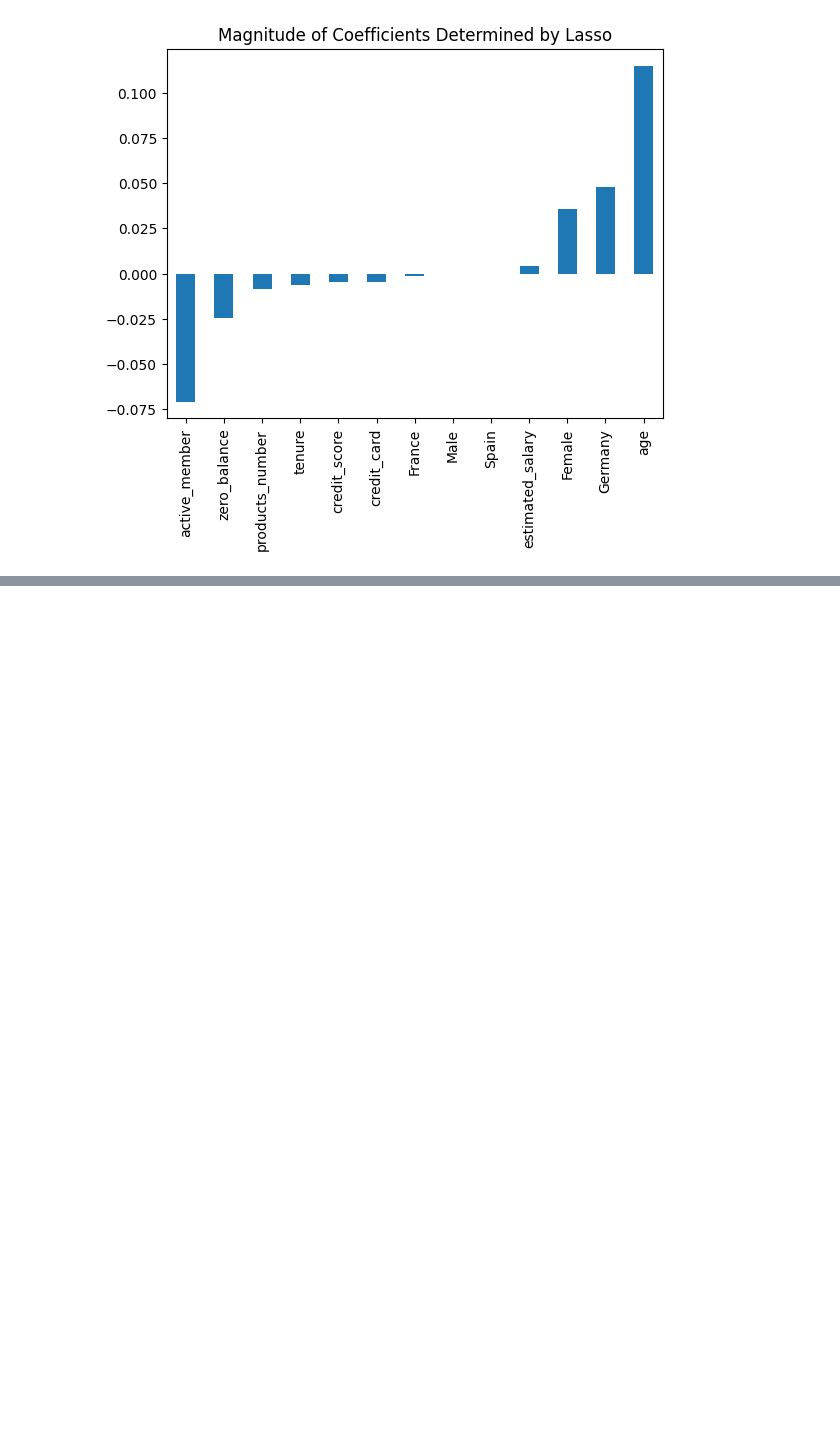
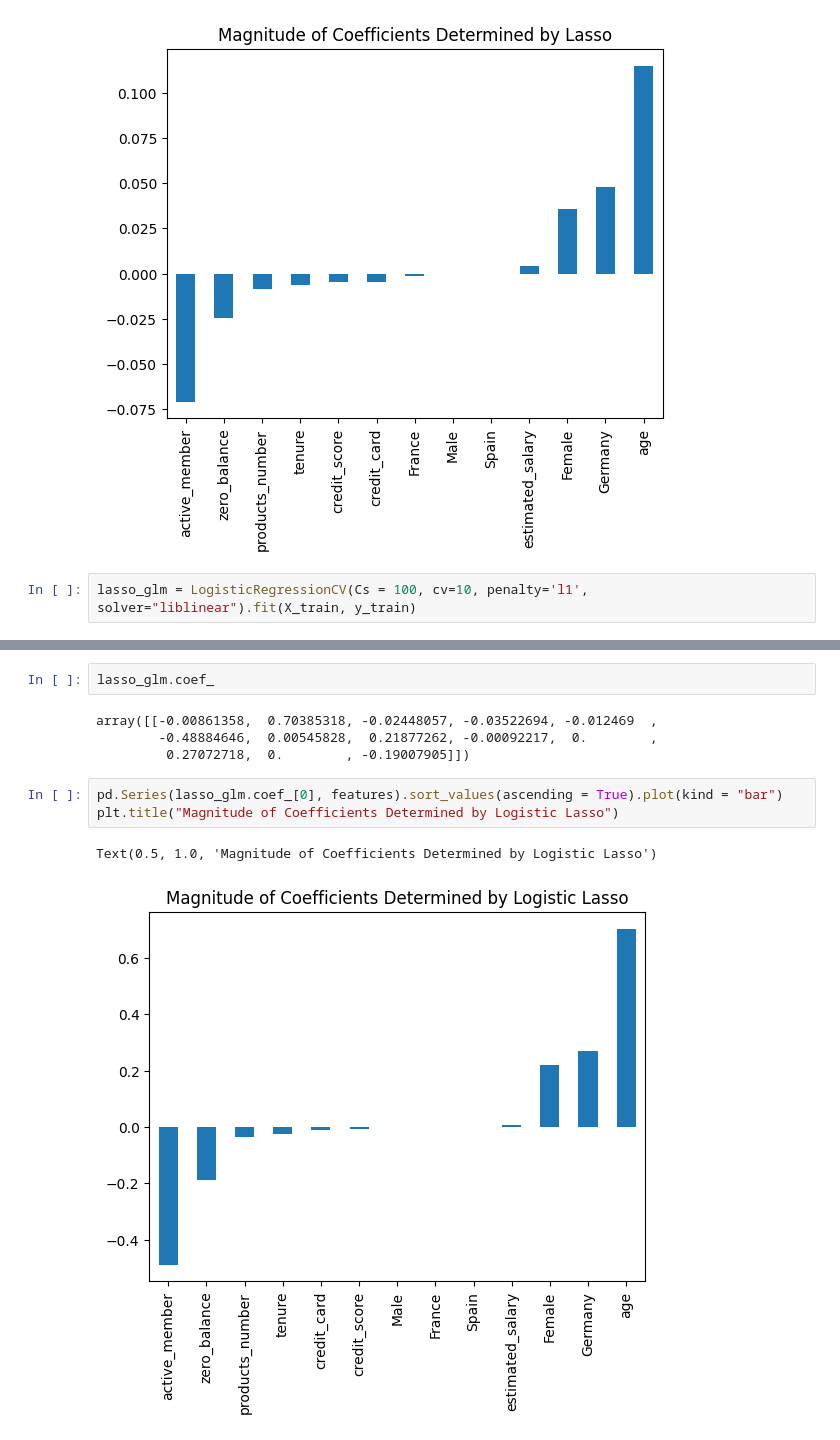
Before and after one commit to mmwitters/CDA_Project, a Jupyter notebook: Final Project.ipynb, the cells around one changed output, grey strips where cells are left out. Saved outputs shown, nothing was run; the diff lists cells and outputs as text; blank space fills up the shorter version.

Commit message:
Fixed Lasso for GLM model

```diff
--- a/Final Project.ipynb
+++ b/Final Project.ipynb
@@ -333,3 +351,5 @@ plt.title("Magnitude of Coefficients Determined by Lasso")
 # %% [output]
 Text(0.5, 1.0, 'Magnitude of Coefficients Determined by Lasso')
 [figure]
+# %%
+lasso_glm = LogisticRegressionCV(Cs = 100, cv=10, penalty='l1', solver="liblinear").fit(X_train, y_train)
@@ -335,0 +380,12 @@ Text(0.5, 1.0, 'Magnitude of Coefficients Determined by Lasso')
+# %%
+lasso_glm.coef_
+# %% [output]
+array([[-0.00861358,  0.70385318, -0.02448057, -0.03522694, -0.012469  ,
+        -0.48884646,  0.00545828,  0.21877262, -0.00092217,  0.        ,
+         0.27072718,  0.        , -0.19007905]])
+# %%
+pd.Series(lasso_glm.coef_[0], features).sort_values(ascending = True).plot(kind = "bar")
+plt.title("Magnitude of Coefficients Determined by Logistic Lasso")
+# %% [output]
+Text(0.5, 1.0, 'Magnitude of Coefficients Determined by Logistic Lasso')
+[figure, added]
```
Also changed, not shown: parts of 4 cells of this notebook.
